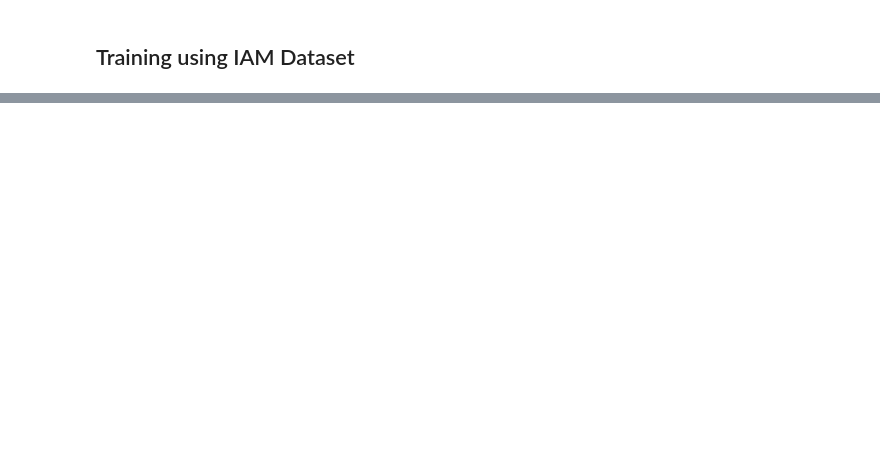
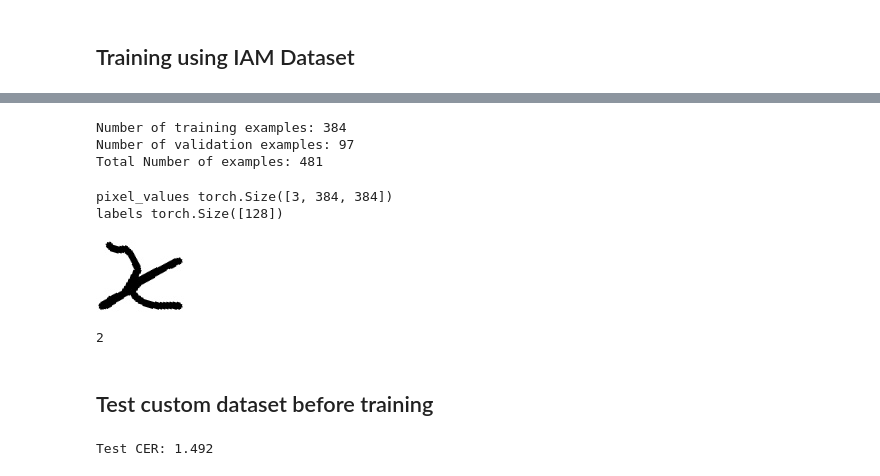
Before and after one commit to malhar212/finger-tracing-handwriting-recognition, a Jupyter notebook: scratch.ipynb, the cells around one changed output, grey strips where cells are left out. Saved outputs shown, nothing was run; the diff lists cells and outputs as text; code cells hidden in the pictures; blank space fills up the shorter version.

```diff
--- a/scratch.ipynb
+++ b/scratch.ipynb
@@ -384,0 +571,5 @@ OutOfMemoryError: CUDA out of memory. Tried to allocate 20.00 MiB (GPU 0; 4.00 G
+# %%
+df = pd.read_csv('custom_data.csv', header=None, quoting=csv.QUOTE_NONE)
+df.rename(columns={0: "file_name", 1: "text"}, inplace=True)
+print(len(df))
+df.head()
@@ -384,0 +584,43 @@ OutOfMemoryError: CUDA out of memory. Tried to allocate 20.00 MiB (GPU 0; 4.00 G
+# %%
+custom_train_df, custom_test_df = train_test_split(df, test_size=0.2)
+# we reset the indices to start from zero
+custom_train_df.reset_index(drop=True, inplace=True)
+custom_test_df.reset_index(drop=True, inplace=True)
+df.reset_index(drop=True, inplace=True)
+# %%
+custom_train_dataset = IAMDataset(root_dir='',
+                           df=custom_train_df,
+                           processor=processor)
+custom_test_dataset = IAMDataset(root_dir='',
+                           df=custom_test_df,
+                           processor=processor)
+custom_dataset = IAMDataset(root_dir='',
+                           df=df,
+                           processor=processor)
+# %%
+print("Number of training examples:", len(custom_train_dataset))
+print("Number of validation examples:", len(custom_test_dataset))
+print("Total Number of examples:", len(custom_dataset))
+# %% [output]
+Number of training examples: 384
+Number of validation examples: 97
+Total Number of examples: 481
+# %%
+encoding = custom_train_dataset[0]
+for k,v in encoding.items():
+  print(k, v.shape)
+# %% [output]
+pixel_values torch.Size([3, 384, 384])
+labels torch.Size([128])
+# %%
+image = Image.open(custom_train_dataset.root_dir + custom_train_df['file_name'][0]).convert("RGB")
+image
+# %% [output]
+[figure, added]
+# %%
+labels = encoding['labels']
+labels[labels == -100] = processor.tokenizer.pad_token_id
+label_str = processor.decode(labels, skip_special_tokens=True)
+print(label_str)
+# %% [output]
+2
@@ -384,0 +631,16 @@ OutOfMemoryError: CUDA out of memory. Tried to allocate 20.00 MiB (GPU 0; 4.00 G
+# %% [markdown]
+## Test custom dataset before training
+# %%
+model.eval()
+valid_cer = 0.0
+with torch.no_grad():
+    for batch in tqdm(custom_test_dataloader):
+        # run batch generation
+        outputs = model.generate(batch["pixel_values"].to(device))
+        # compute metrics
+        cer = compute_cer(pred_ids=outputs, label_ids=batch["labels"])
+        valid_cer += cer
+
+print("Test CER:", valid_cer / len(custom_test_dataloader))
+# %% [output]
+Test CER: 1.492
```
Also changed, not shown: parts of 53 cells of this notebook, 1 other file.
